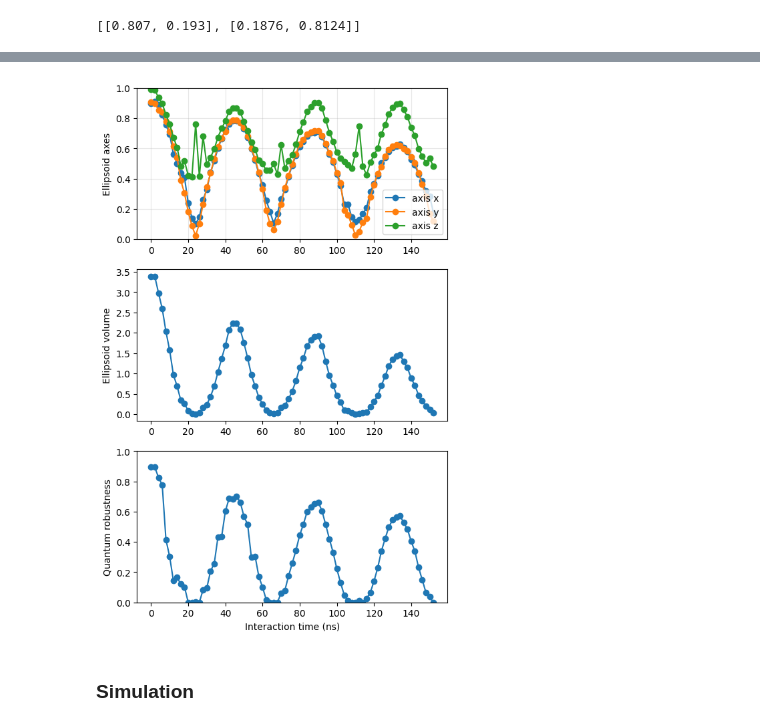
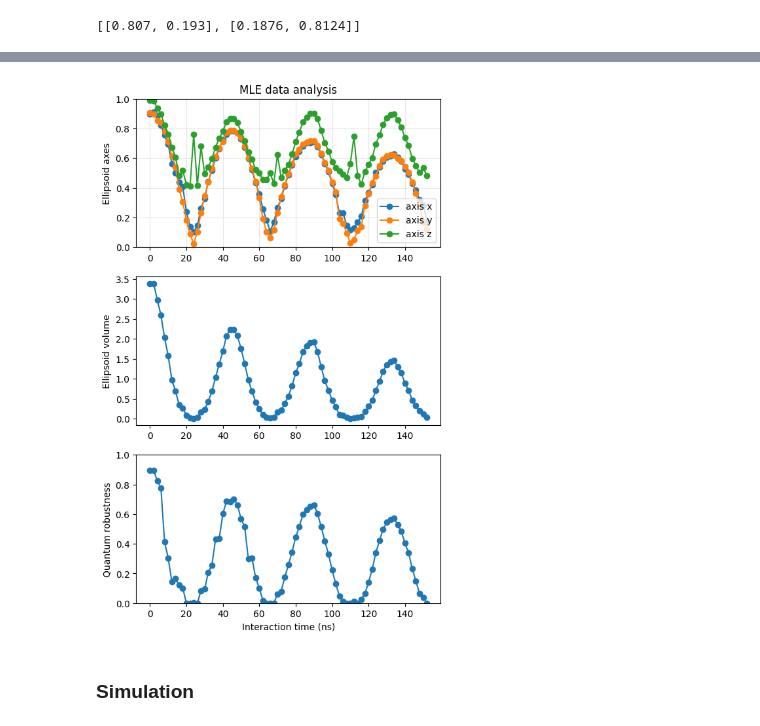
Before and after one commit to 44hsiang/quantum_memory_data, a Jupyter notebook: non_Markovian150ns_data.ipynb, the cells around one changed output, grey strips where cells are left out. Cells and saved outputs as stored; diff of their text form; code cells hidden in the pictures.

```diff
--- a/non_Markovian150ns_data.ipynb
+++ b/non_Markovian150ns_data.ipynb
@@ -18,6 +18,8 @@ non_Markovian_data = {
     },
     'sim_mle':{
     },
+    'qpt':{
+    }
 }
 # %%
 from pathlib import Path
@@ -715,29 +714,30 @@ After 2 iterations, the Choi state is valid.
 # %%
 axes_list = np.array([non_Markovian_data_mle[key]['ellipsoid']['axes'] for key in non_Markovian_key])
 volume_list = np.array([non_Markovian_data_mle[key]['ellipsoid']['volume'] for key in non_Markovian_key])
 robustness_list = [non_Markovian_data_mle[key]['quantum_information']['robustness'] for key in non_Markovian_key]
 fig = plt.figure(figsize=(6, 10))
 ax_name = ['axes', 'volume', 'QM']
 ax_axes = fig.add_subplot(len(ax_name), 1, 1)
 fitted_axes = np.zeros_like(axes_list)
 ax_volume = fig.add_subplot(len(ax_name), 1, 2)
 ax_QM = fig.add_subplot(len(ax_name), 1, 3)
 ax_axes.plot(interaction_time, axes_list[:,0], marker='o', label='axis x')
 ax_axes.plot(interaction_time, axes_list[:,1], marker='o', label='axis y')
 ax_axes.plot(interaction_time, axes_list[:,2], marker='o', label='axis z')
 ax_axes.legend()
 ax_axes.set_ylim(0,1)
 ax_axes.set_ylabel('Ellipsoid axes')
 ax_axes.grid(alpha=0.3)
+ax_axes.set_title('MLE data analysis')
 ax_volume.plot(interaction_time, volume_list, marker='o')
 ax_volume.set_ylabel('Ellipsoid volume')
 ax_QM.set_ylim(0,1)
 ax_QM.plot(interaction_time, robustness_list, marker='o')
 ax_QM.set_xlabel('Interaction time (ns)')
 ax_QM.set_ylabel('Quantum robustness')
 plt.show()
 # %% [output]
-[figure, old version]
+[figure, new version]
 # %%
 non_Markovian_data['mle'] = non_Markovian_data_mle
 # %% [markdown]
```
Also changed, not shown: parts of 18 cells of this notebook.
